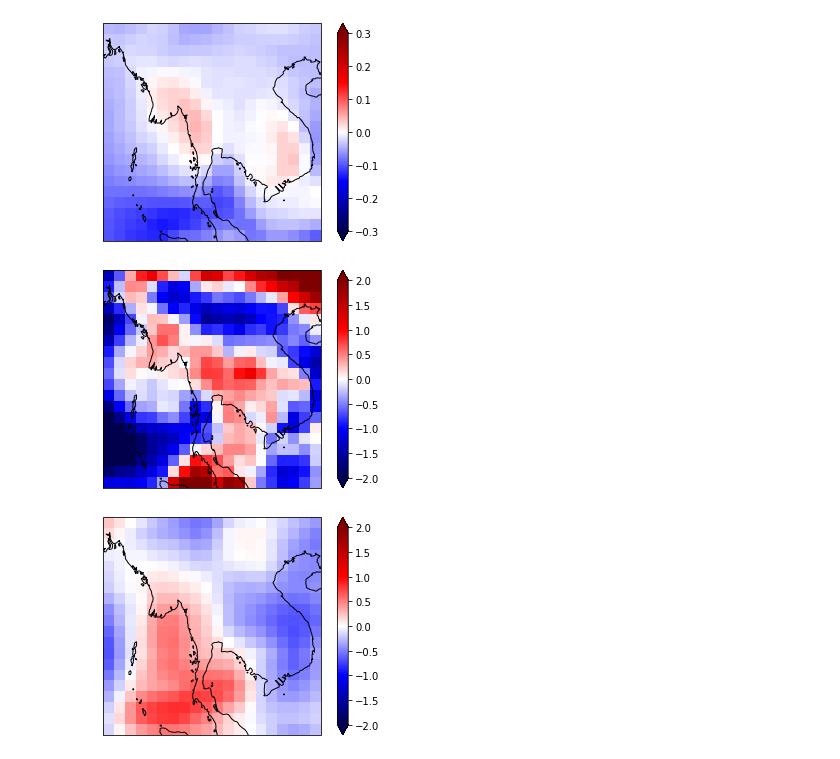
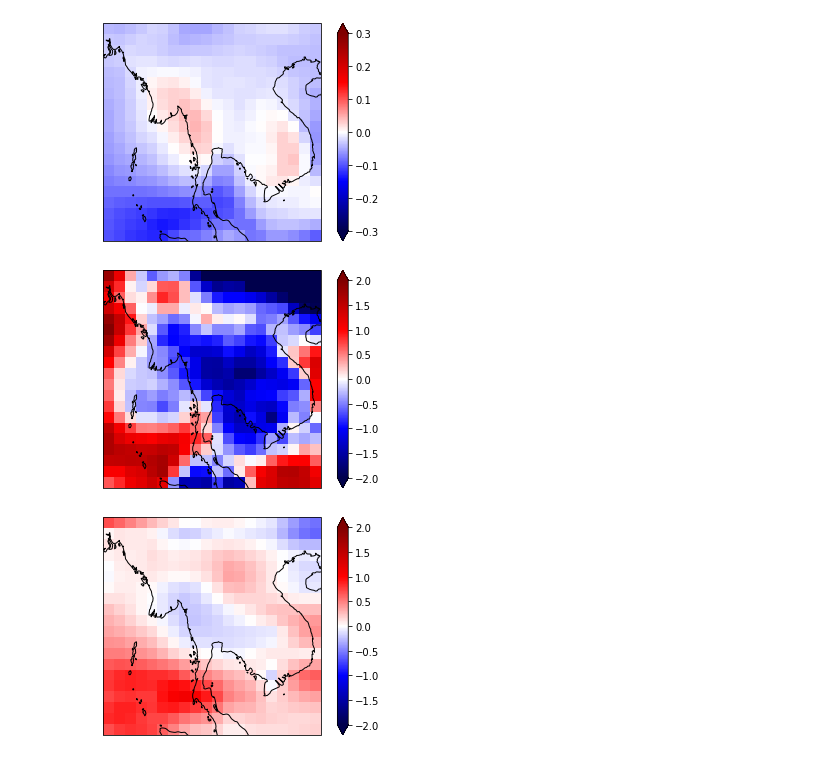
Before and after one commit to HalKiyo/ryzen5900_jupyter_test, a Jupyter notebook: test_workspace/svd_test/test.ipynb, the cells around one changed output. Drawn from its saved outputs; the diff is of its cells as text; code cells hidden in the pictures.

```diff
--- a/test_workspace/svd_test/test.ipynb
+++ b/test_workspace/svd_test/test.ipynb
@@ -182,38 +182,38 @@ show_prcp(svd1_prcp_map, vmin=-0.3, vmax=0.3)
 # %%
 # テスト条件設定
 mode_int, mode_fin = 0, 10 # いくつのモードを予測に用いるか(最大400)
-test_model_index =  # 用いるモデルの番号(year = 1873 + model_index)
+test_model_index = 28 # 用いるモデルの番号(year = 1873 + model_index)
 
 # テストデータを整形
 umi_test = sst_test[:, 6:18, 9:57] # インド洋と太平洋を切り抜き
 umi_test = umi_test.transpose(1,2,0) # 時間次元の位置を一番後ろに移動
 umi_test = mask(umi_test) # 陸域をマスク
 X_test = latlon_to_X(umi_test) # sstの行列を作成
 
 # 時間展開係数 Aを計算
 test_input = X_test[:, test_model_index] # 2014年のsstをインプットとして用意
 A_test = P_train.T@test_input # 時間発展係数　=　左特異行列　＊　SST行列
 # Aは意味合い的には特異値ベクトルへの射影であり(P_star)に等しい
 
 # PRCP行列を緯度経度座標に復元
 grids = 20*20 # 雨データのグリッド数(緯度グリッド20 * 経度グリッド20)
 test_output = np.zeros(grids)
 # モード毎にprcpを計算して足し合わせる
 for i in range(mode_int, mode_fin):
     mode_i = Q_train.T[i]*A_test[i] # PRCPのi番目のモード = 右特異行列 * 時間発展係数B(Bが未知なのでAで代用)
     test_output += mode_i # 各モードを足し合わせる
 
 # 可視化
 # 特異値解析で得られた降水量分布
 prcp_pred = X_to_latlon(test_output)
 show_prcp(prcp_pred, vmin=-2, vmax=2)
 
 # 元データから得られた降水量
 prcp_label = prcp[test_model_index, :, :]
 show_prcp(prcp_label, vmin=-2, vmax=2)
 # %% [output]
-[figure, old version]
+[figure, new version]
-[figure, old version]
+[figure, new version]
 # %%
 # 正規化後描写
 prcp_pred = X_to_latlon(test_output)
```
Also changed, not shown: parts of 1 cell of this notebook.
